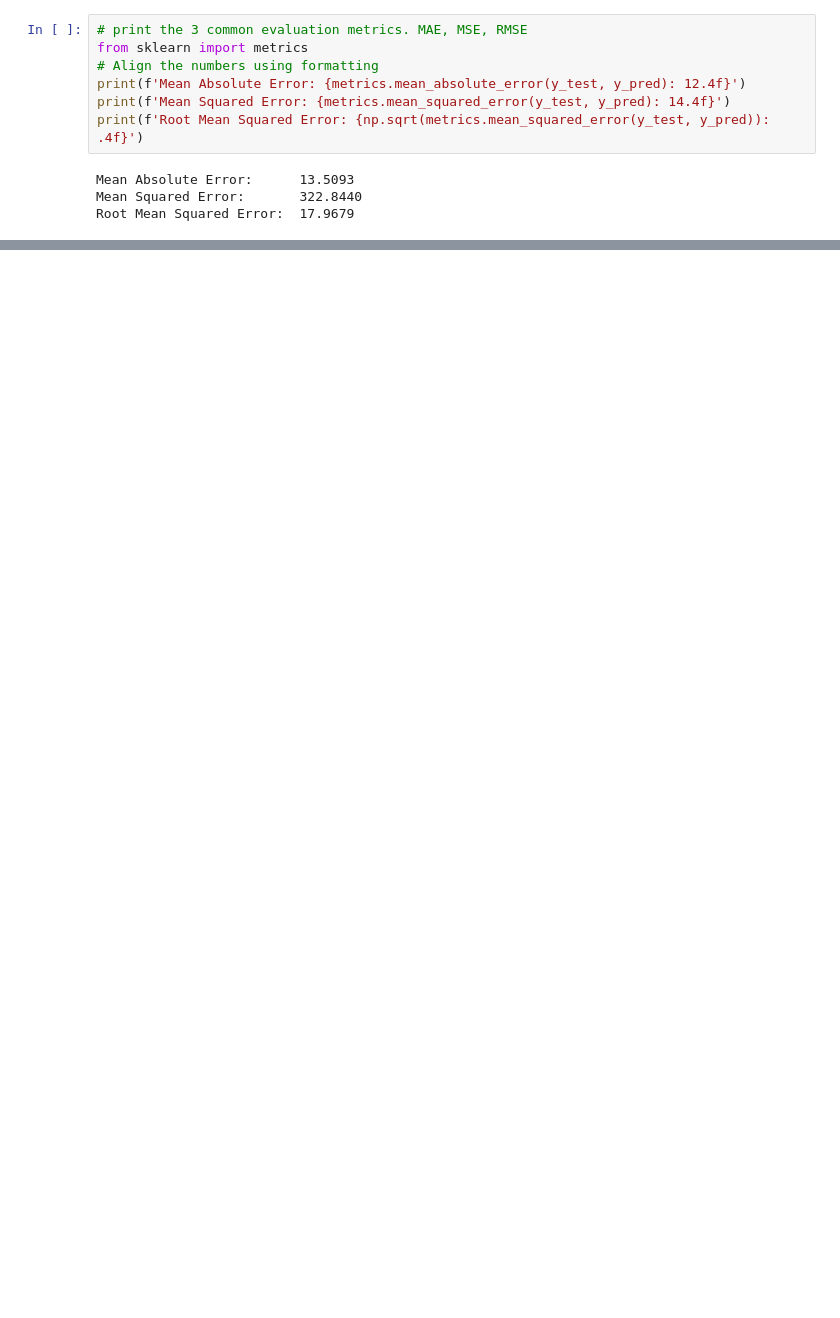
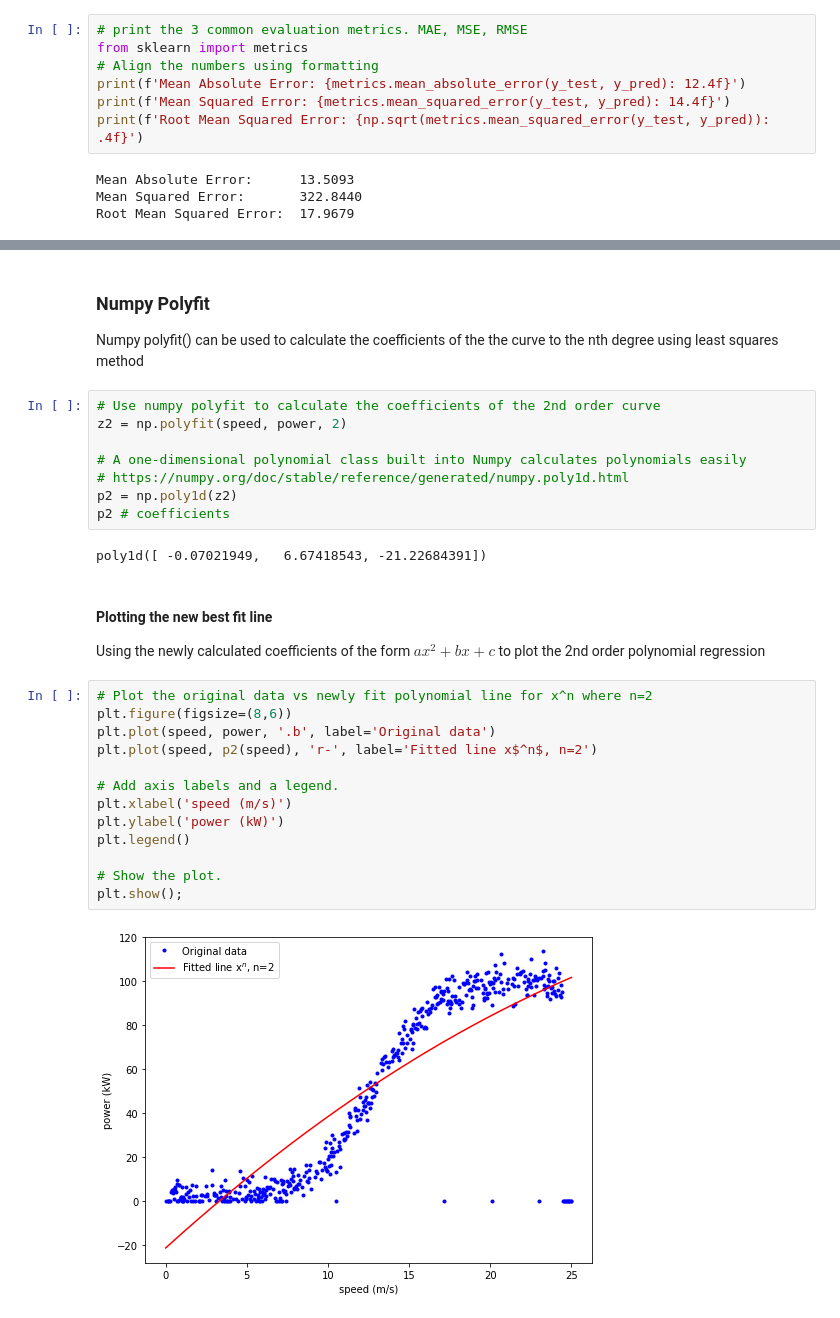
Before and after one commit to killfoley/fundamentalsofDA_project, a Jupyter notebook: Project.ipynb, the cells around one changed output, grey strips where cells are left out. Drawn from its saved outputs; the diff is of its cells as text; blank space fills up the shorter version.

```diff
--- a/Project.ipynb
+++ b/Project.ipynb
@@ -260,3 +261,34 @@ plt.show();
+# %% [markdown]
+### Numpy Polyfit
+Numpy polyfit() can be used to calculate the coefficients of the the curve to the nth degree using least squares method
+# %%
+# Use numpy polyfit to calculate the coefficients of the 2nd order curve
+z2 = np.polyfit(speed, power, 2)
+
+# A one-dimensional polynomial class built into Numpy calculates polynomials easily
+# https://numpy.org/doc/stable/reference/generated/numpy.poly1d.html
+p2 = np.poly1d(z2)
+p2 # coefficients
+# %% [output]
+poly1d([ -0.07021949,   6.67418543, -21.22684391])
+# %% [markdown]
+#### Plotting the new best fit line
+Using the newly calculated coefficients of the form $ax^2 + bx + c$ to plot the 2nd order polynomial regression
+# %%
+# Plot the original data vs newly fit polynomial line for x^n where n=2
+plt.figure(figsize=(8,6))
+plt.plot(speed, power, '.b', label='Original data')
+plt.plot(speed, p2(speed), 'r-', label='Fitted line x$^n$, n=2')
+
+# Add axis labels and a legend.
+plt.xlabel('speed (m/s)')
+plt.ylabel('power (kW)')
+plt.legend()
+
+# Show the plot.
+plt.show();
+# %% [output]
+[figure, added]
 # %% [markdown]
 ### References
 [1] Linear Regression; [Stat.yale.edu](http://www.stat.yale.edu/Courses/1997-98/101/linreg.htm#:~:text=Linear%20regression%20attempts%20to%20model,linear%20equation%20to%20observed%20data.&text=A%20linear%20regression%20line%20has,Y%20is%20the%20dependent%20variable.)<br />
```
Also changed, not shown: parts of 3 cells of this notebook.
